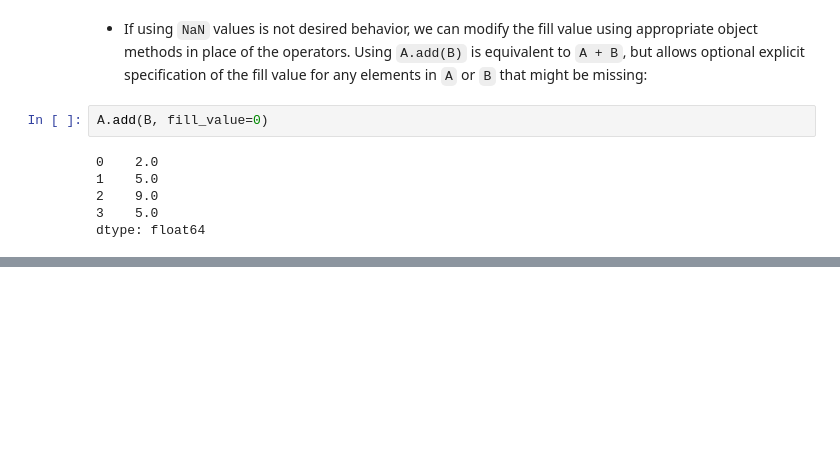
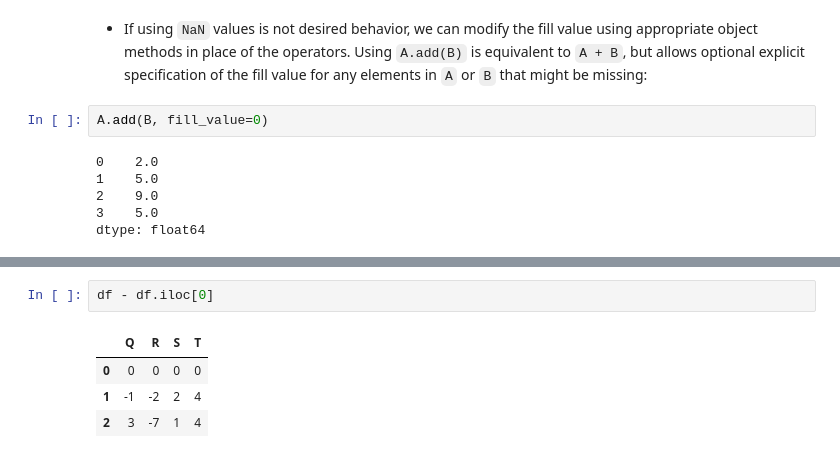
Before and after one commit to mjkeene/ML, a Jupyter notebook: python_data_science_handbook/3_data_manipulation_with_pandas.ipynb, the cells around one changed output, grey strips where cells are left out. Drawn from its saved outputs; the diff is of its cells as text; blank space fills up the shorter version.

```diff
--- a/python_data_science_handbook/3_data_manipulation_with_pandas.ipynb
+++ b/python_data_science_handbook/3_data_manipulation_with_pandas.ipynb
@@ -781,0 +845,7 @@ dtype: float64
+# %%
+df - df.iloc[0]
+# %% [output]
+|  | Q | R | S | T |
+| 0 | 0 | 0 | 0 | 0 |
+| 1 | -1 | -2 | 2 | 4 |
+| 2 | 3 | -7 | 1 | 4 |
```
Also changed, not shown: parts of 96 cells of this notebook.
